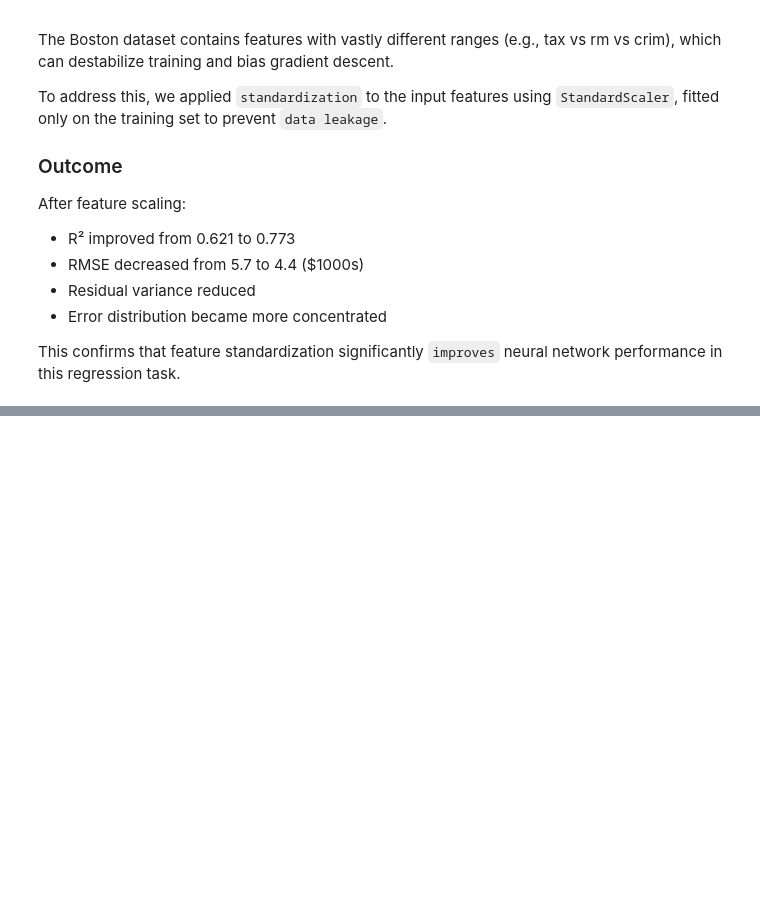
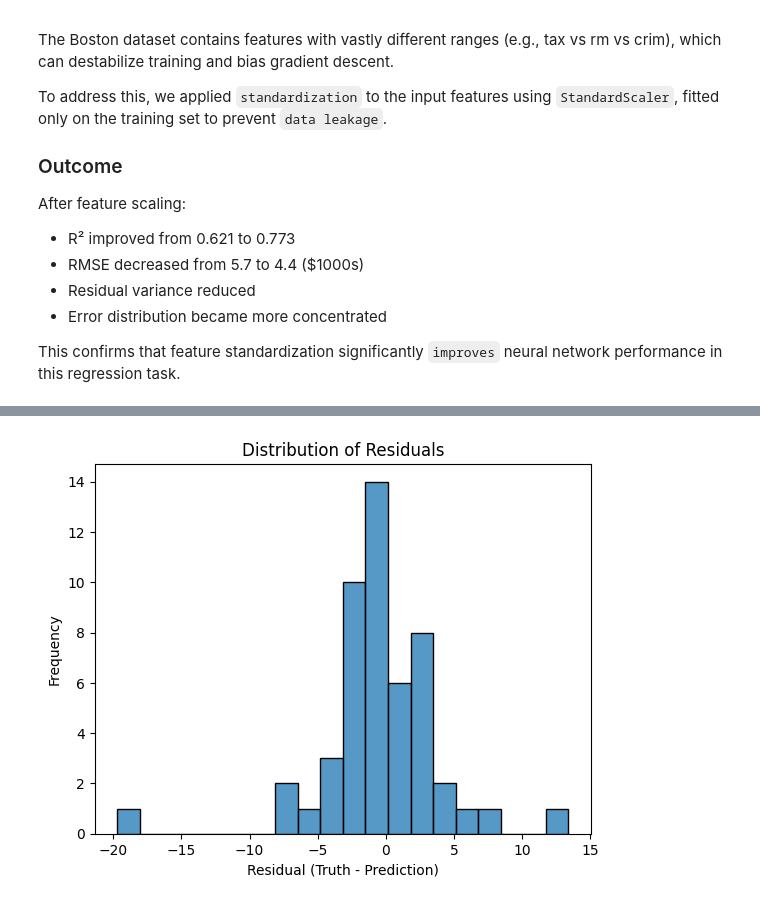
Before and after one commit to DimitarMalamski/house_price_predictor, a Jupyter notebook: house-price-predictor-dimitar.ipynb, the cells around one changed output, grey strips where cells are left out. Cells and saved outputs as stored; diff of their text form; code cells hidden in the pictures; blank space fills up the shorter version.

```diff
--- a/house-price-predictor-dimitar.ipynb
+++ b/house-price-predictor-dimitar.ipynb
@@ -381,0 +429,9 @@ This confirms that feature standardization significantly `improves` neural netwo
+# %%
+plt.figure()
+sns.histplot(df["residual"], bins=20)
+plt.title("Distribution of Residuals")
+plt.xlabel("Residual (Truth - Prediction)")
+plt.ylabel("Frequency")
+plt.show()
+# %% [output]
+[figure, added]
```
Also changed, not shown: parts of 6 cells of this notebook.
